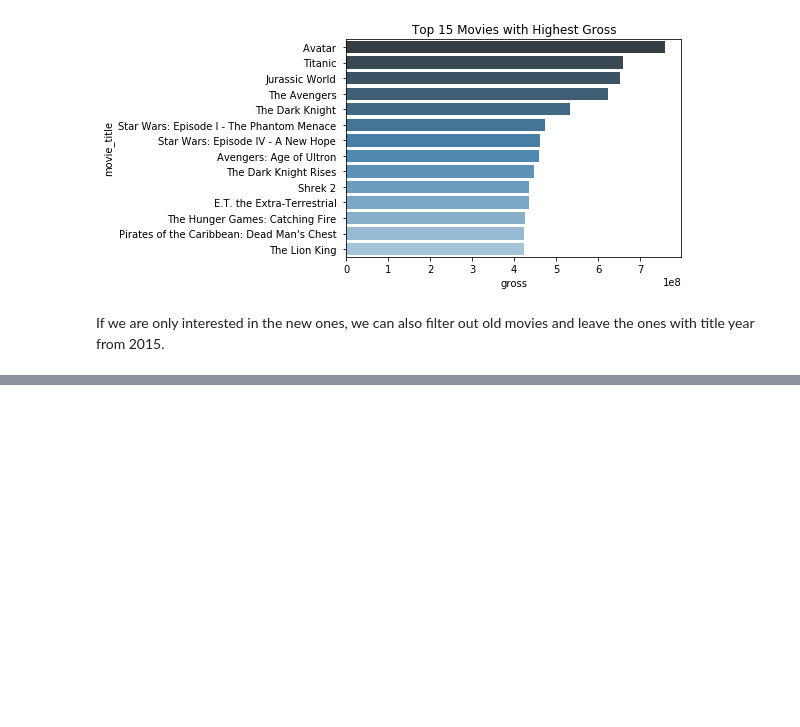
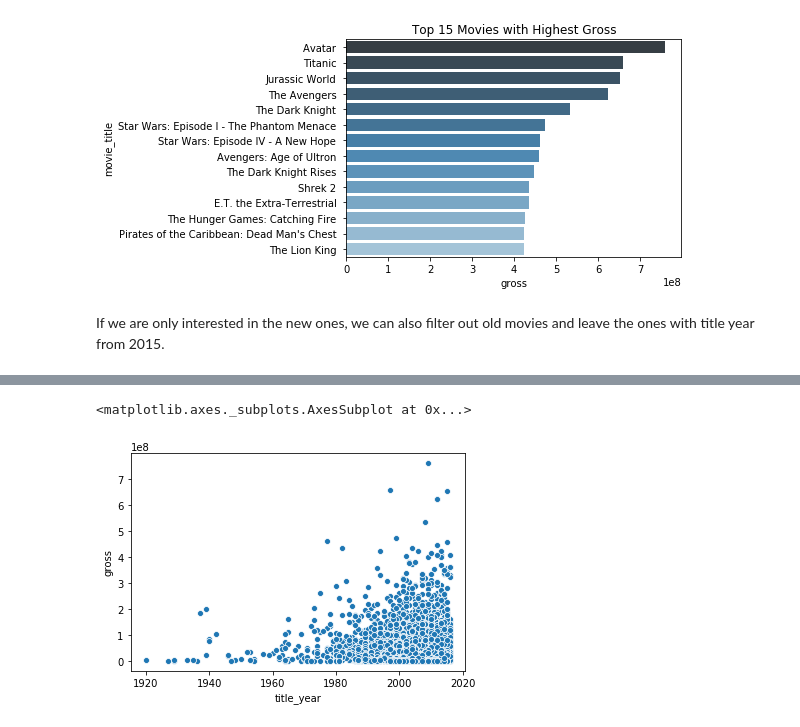
Before and after one commit to mookee233/final_tutorial, a Jupyter notebook: draft.ipynb, the cells around one changed output, grey strips where cells are left out. Saved outputs shown, nothing was run; the diff lists cells and outputs as text; code cells hidden in the pictures; blank space fills up the shorter version.

```diff
--- a/draft.ipynb
+++ b/draft.ipynb
@@ -111,0 +121,5 @@ Text(0.5, 1.0, 'Top 15 Movies with Highest Gross from 2015')
+# %%
+seaborn.scatterplot(y=movies['gross'], x=movies['title_year'])
+# %% [output]
+<matplotlib.axes._subplots.AxesSubplot at 0x...>
+[figure, added]
```
Also changed, not shown: parts of 10 cells of this notebook, 1 other file.
